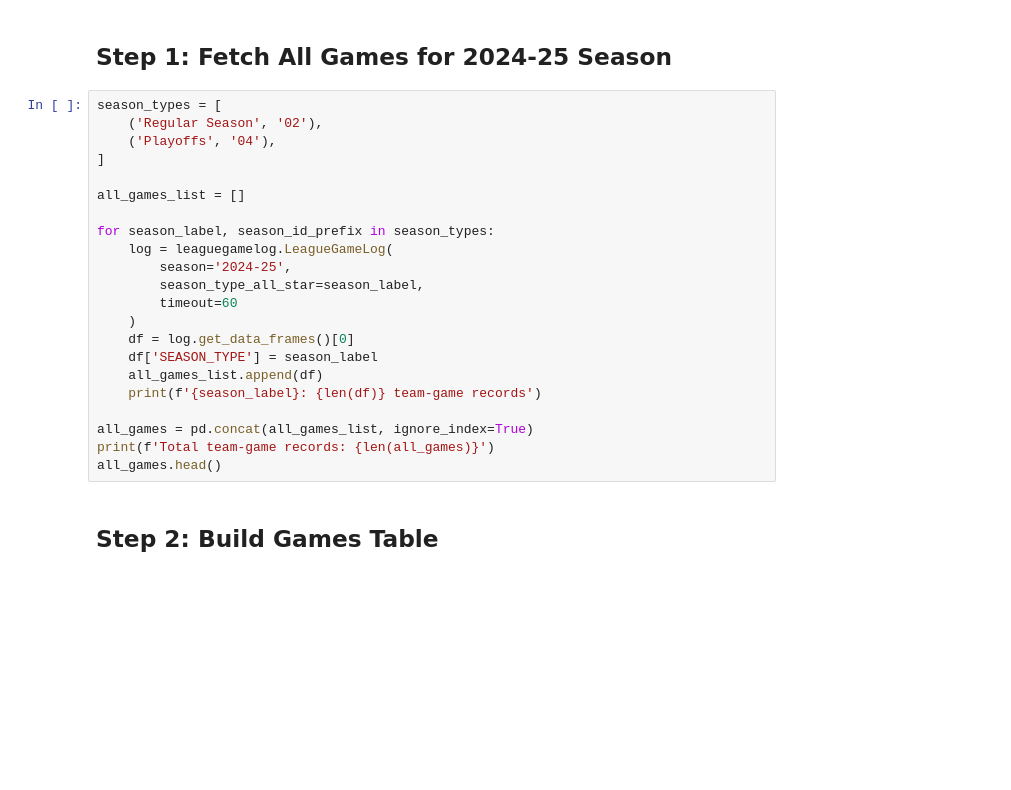
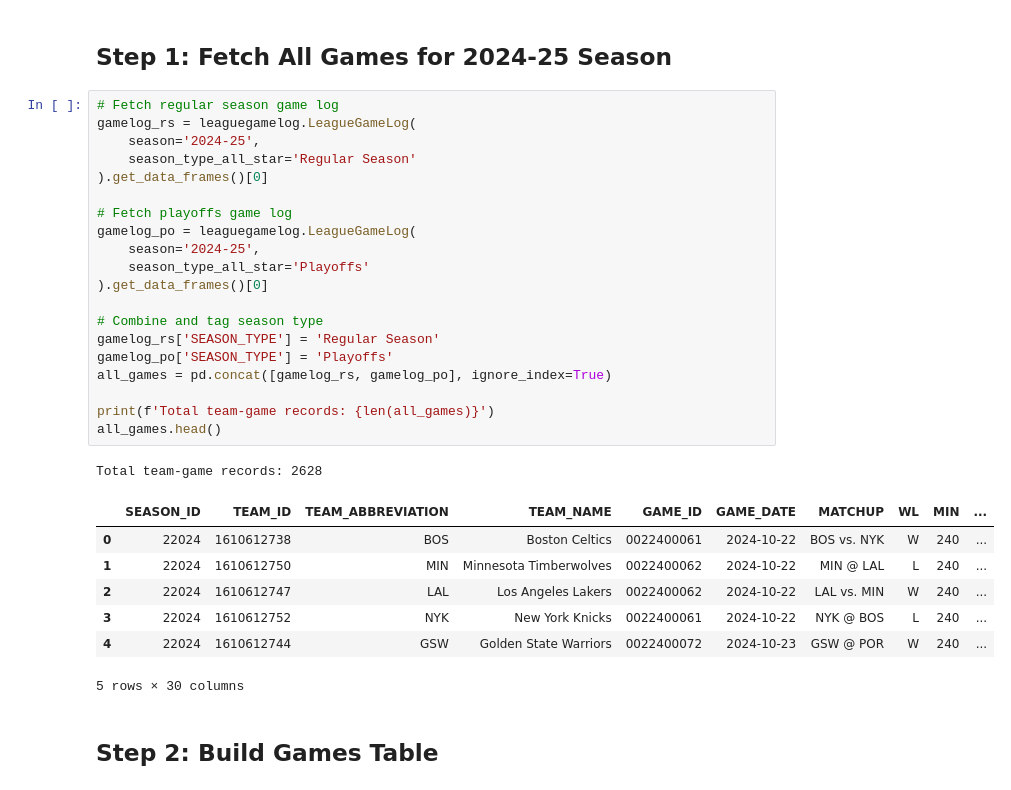
Before and after one commit to Dlyang8/DSCI_551, a Jupyter notebook: fetch_data.ipynb, the cells around one changed output. Cells and saved outputs as stored; diff of their text form; blank space fills up the shorter version.

```diff
--- a/fetch_data.ipynb
+++ b/fetch_data.ipynb
@@ -16,27 +18,34 @@ print('Libraries loaded.')
 # %% [markdown]
 ## Step 1: Fetch All Games for 2024-25 Season
-# %%
-season_types = [
-    ('Regular Season', '02'),
-    ('Playoffs', '04'),
-]
-
-all_games_list = []
-
-for season_label, season_id_prefix in season_types:
-    log = leaguegamelog.LeagueGameLog(
-        season='2024-25',
-        season_type_all_star=season_label,
-        timeout=60
-    )
-    df = log.get_data_frames()[0]
-    df['SEASON_TYPE'] = season_label
-    all_games_list.append(df)
-    print(f'{season_label}: {len(df)} team-game records')
-
-all_games = pd.concat(all_games_list, ignore_index=True)
-print(f'Total team-game records: {len(all_games)}')
-all_games.head()
+# %%
+# Fetch regular season game log
+gamelog_rs = leaguegamelog.LeagueGameLog(
+    season='2024-25',
+    season_type_all_star='Regular Season'
+).get_data_frames()[0]
+
+# Fetch playoffs game log
+gamelog_po = leaguegamelog.LeagueGameLog(
+    season='2024-25',
+    season_type_all_star='Playoffs'
+).get_data_frames()[0]
+
+# Combine and tag season type
+gamelog_rs['SEASON_TYPE'] = 'Regular Season'
+gamelog_po['SEASON_TYPE'] = 'Playoffs'
+all_games = pd.concat([gamelog_rs, gamelog_po], ignore_index=True)
+
+print(f'Total team-game records: {len(all_games)}')
+all_games.head()
+# %% [output]
+Total team-game records: 2628
+|  | SEASON_ID | TEAM_ID | TEAM_ABBREVIATION | TEAM_NAME | GAME_ID | GAME_DATE | MATCHUP | WL | MIN | ... |
+| 0 | 22024 | 1610612738 | BOS | Boston Celtics | 0022400061 | 2024-10-22 | BOS vs. NYK | W | 240 | ... |
+| 1 | 22024 | 1610612750 | MIN | Minnesota Timberwolves | 0022400062 | 2024-10-22 | MIN @ LAL | L | 240 | ... |
+| 2 | 22024 | 1610612747 | LAL | Los Angeles Lakers | 0022400062 | 2024-10-22 | LAL vs. MIN | W | 240 | ... |
+| 3 | 22024 | 1610612752 | NYK | New York Knicks | 0022400061 | 2024-10-22 | NYK @ BOS | L | 240 | ... |
+| 4 | 22024 | 1610612744 | GSW | Golden State Warriors | 0022400072 | 2024-10-23 | GSW @ POR | W | 240 | ... |
+5 rows × 30 columns
 # %% [markdown]
 ## Step 2: Build Games Table
 # %%
```
Also changed, not shown: parts of 10 cells of this notebook.
